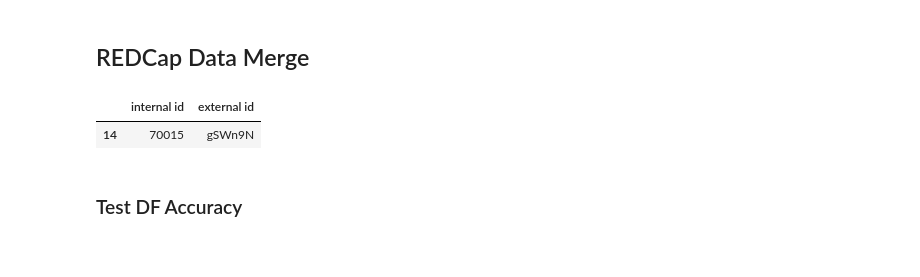
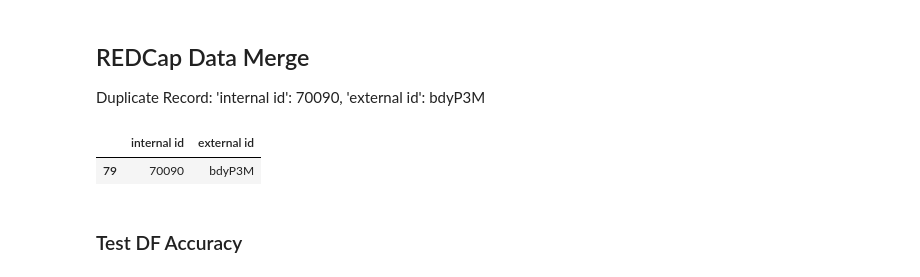
Before and after one commit to wraikes/partnership, a Jupyter notebook: Redcap_Data_Merge.ipynb, the cells around one changed output. Saved outputs shown, nothing was run; the diff lists cells and outputs as text; code cells hidden in the pictures.

```diff
--- a/Redcap_Data_Merge.ipynb
+++ b/Redcap_Data_Merge.ipynb
@@ -1,5 +1,7 @@
 # %% [markdown]
 ## REDCap Data Merge
+
+Duplicate Record: 'internal id': 70090, 'external id': bdyP3M
 # %%
 import os, pandas as pd, numpy as np
 from functools import reduce
@@ -10,18 +12,18 @@ redcap = '/home/wraikes/Dropbox/partnership/DMTdata_8_31_17/redcap'
 # %%
 os.chdir(redcap)
 
-block1 = pd.read_csv('REDCap Block 1_8.31.17_CLEANED.csv')
-block2 = pd.read_csv('REDCap Block 2_8.31.17_CLEANED.csv')
+block1 = pd.read_csv('REDCap Block 1_Merged_9.6.17.csv')
+block2 = pd.read_csv('REDCap Block 2_Merged_9.6.17.csv')
 
 dfs = [block1, block2]
 # %%
-test_users = ['ULoF3MM1nN', 'gSWn9N', 'D5bzYrfd8E', 'ThpMV2Achc', 'SEkQVTCe6j', 'Wh8NSX3DHL', 'SaXFr2kPZa',
-                   'VWUcSp4TeH', 'yXEfAmW682', 'gwEpQR8j9B', 'WbbNWM4RAF', 'LJcmEFWp74']
+test_users = ['ThpMV2Achc', 'SEkQVTCe6j', 'Wh8NSX3DHL', 'SaXFr2kPZa', 'VWUcSp4TeH', 'yXEfAmW682', 'gwEpQR8j9B',
+              'WbbNWM4RAF', 'D5bzYrfd8E', 'LJcmEFWp74', 'ULoF3MM1nN', 'bdyP3M']
 
 block1[block1['external id'].isin(test_users)][['internal id', 'external id']]
 # %% [output]
 |  | internal id | external id |
-| 14 | 70015 | gSWn9N |
+| 79 | 70090 | bdyP3M |
 # %%
 def column_relabel(df, append, col_name):
 
```
Also changed, not shown: parts of 4 cells of this notebook, 4 other files.
